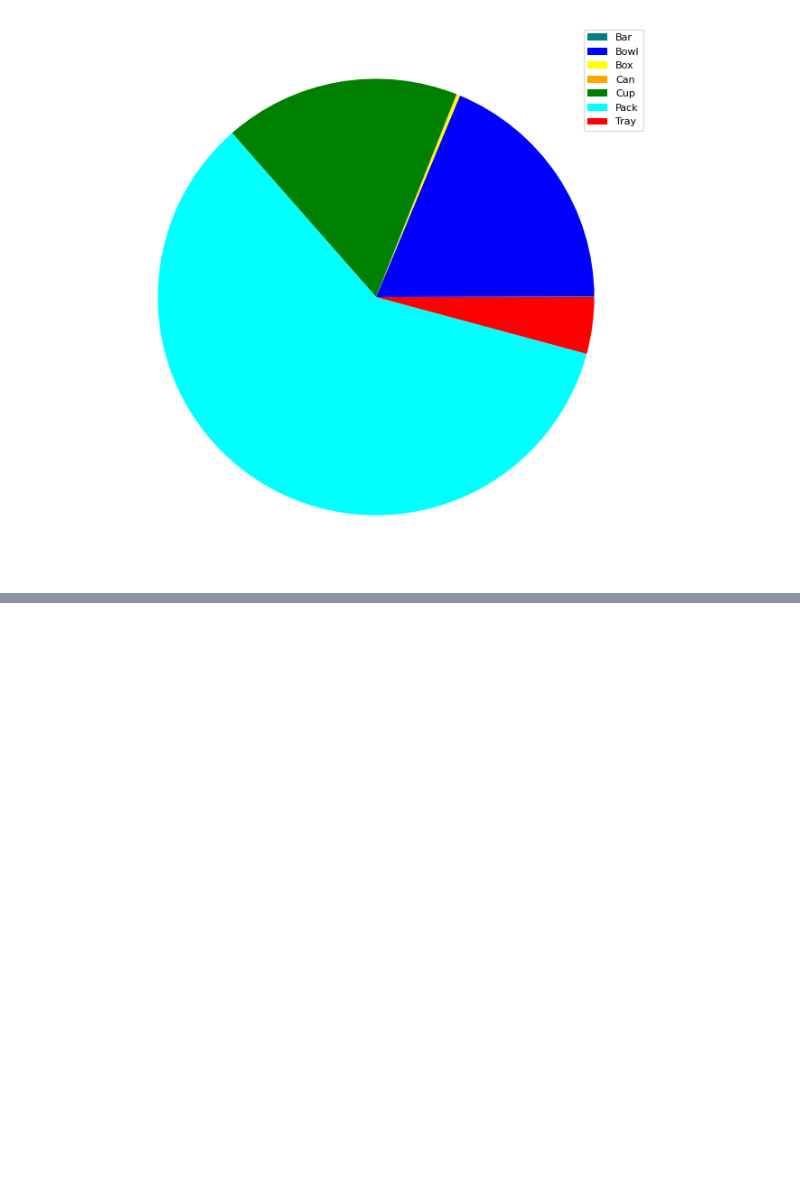
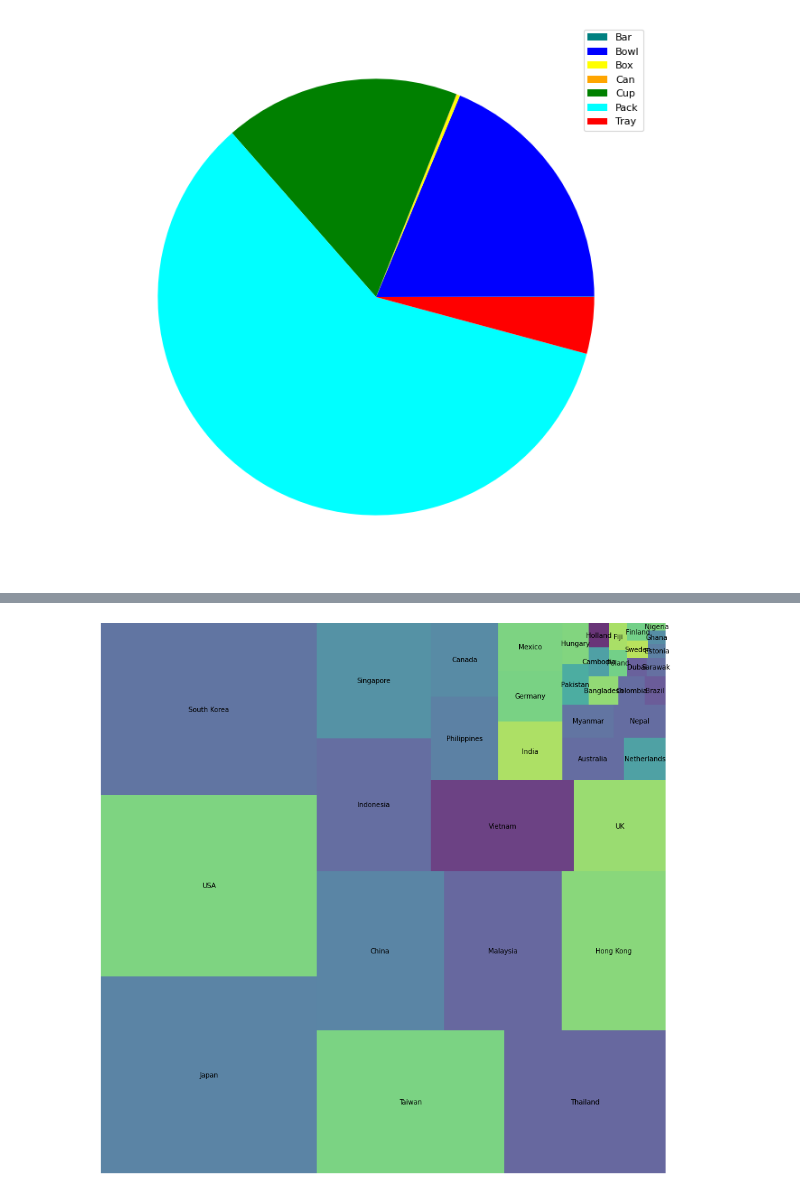
Before and after one commit to Psayta/Ramen_Analysis, a Jupyter notebook: Ramen_Visualization.ipynb, the cells around one changed output, grey strips where cells are left out. Drawn from its saved outputs; the diff is of its cells as text; code cells hidden in the pictures; blank space fills up the shorter version.

```diff
--- a/Ramen_Visualization.ipynb
+++ b/Ramen_Visualization.ipynb
@@ -126,0 +116,5 @@ byBrand
+# %%
+n = df.groupby('Country').count().sort_values('Brand', ascending=False)
+a = df.groupby('Country').count().sort_values('Brand', ascending=False).index.get_level_values(0).tolist()
+d = df.groupby('Country').count().sort_values('Brand', ascending=False).reset_index().Brand.values.tolist()
+a
@@ -126,0 +139,7 @@ byBrand
+# %%
+fig, ax = plt.subplots(1, figsize = (15,15))
+sq.plot(sizes=d, label=a, alpha=.8)
+plt.axis('off')
+plt.show()
+# %% [output]
+[figure, added]
```
Also changed, not shown: parts of 15 cells of this notebook, 1 other file.
